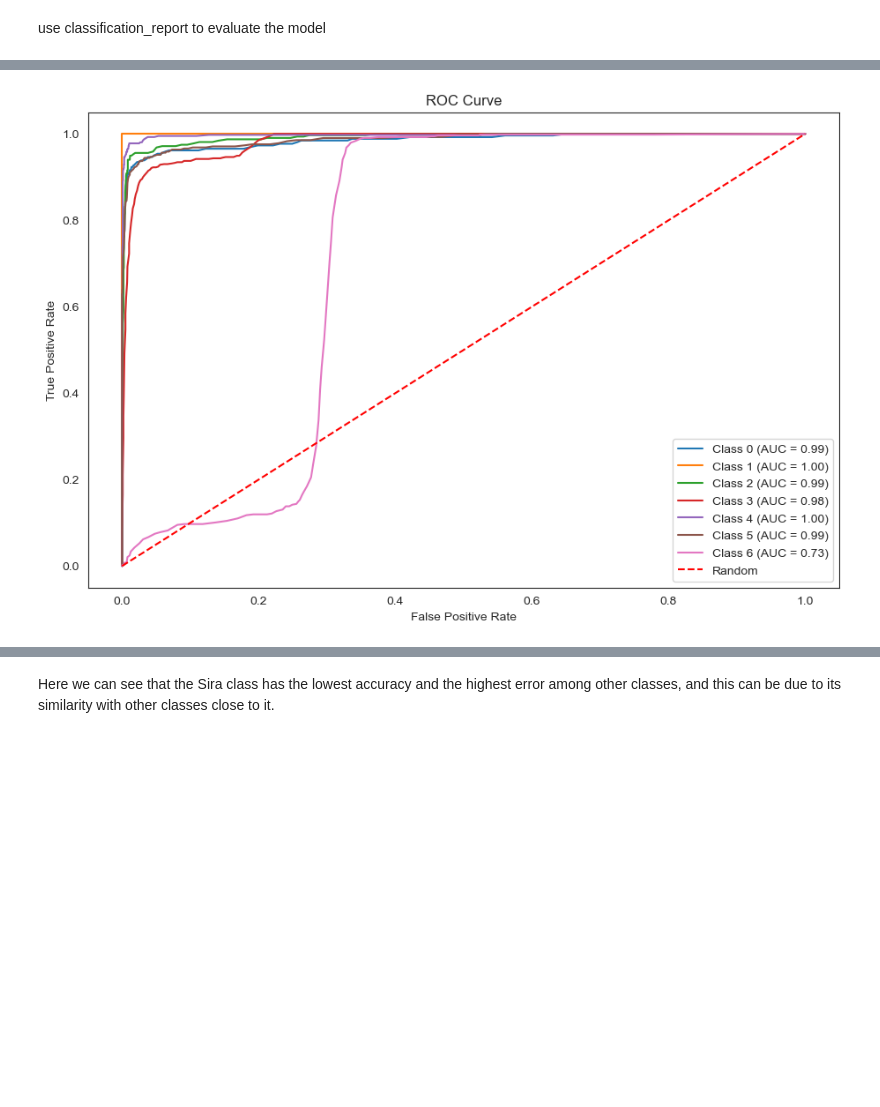
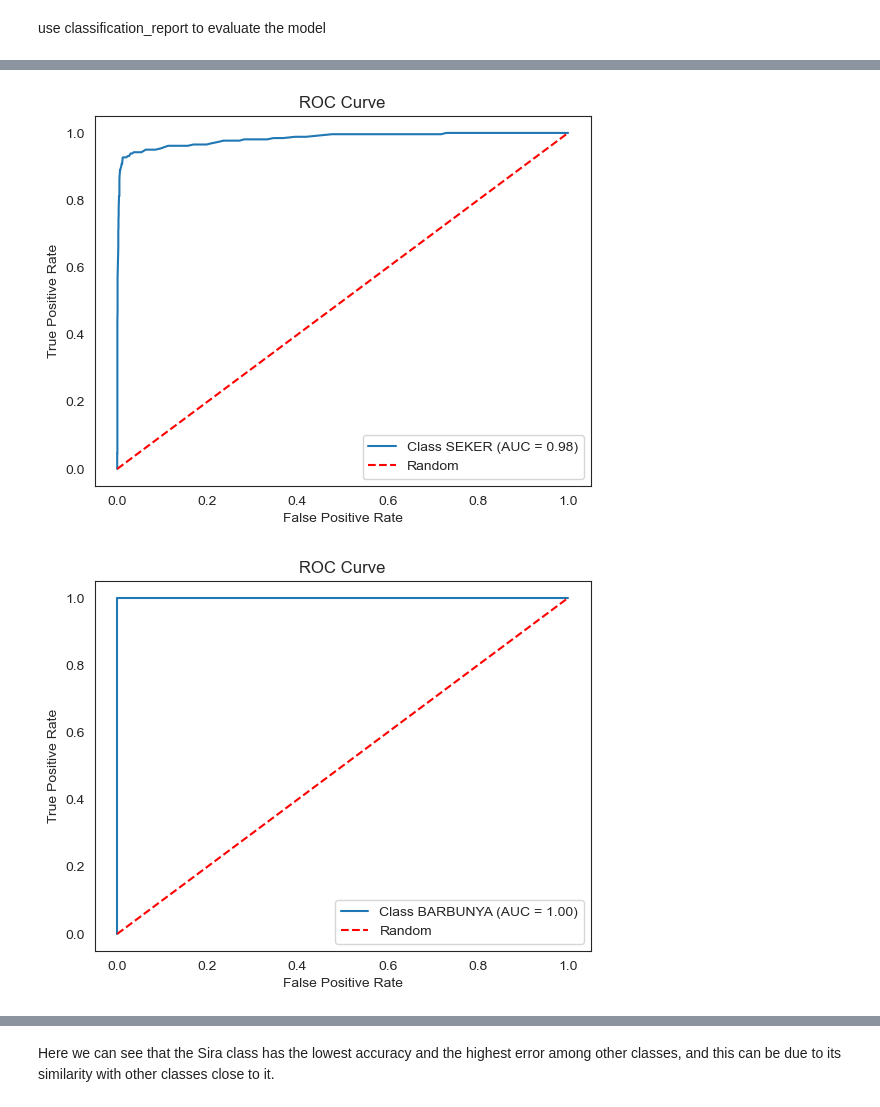
Before and after one commit to soheil-asgari/Dry-Bean-ML, a Jupyter notebook: main.ipynb, the cells around one changed output, grey strips where cells are left out. Saved outputs shown, nothing was run; the diff lists cells and outputs as text; code cells hidden in the pictures; blank space fills up the shorter version.

```diff
--- a/main.ipynb
+++ b/main.ipynb
@@ -618,46 +616,78 @@ yy_train = le.fit_transform(ytest)
+# %%
+dataset_ = pd.read_excel("./data/DryBeanDataset/Dry_Bean_Dataset.xlsx")
 # %%
 import warnings
+from sklearn.preprocessing import LabelEncoder
 
 
 warnings.filterwarnings("ignore", category=UserWarning)
+
+
+le = LabelEncoder()
+
+yy_train = le.fit_transform(ytest)
 
 
 gs_prob = model.predict_proba(xtest)
 
 
 fpr = {}
+
+
 tpr = {}
+
+
 roc_auc = {}
+
+
 num_classes = 7
 
+
 y_test_2d = np.zeros((len(yy_train), num_classes))
+
+
 y_test_2d[np.arange(len(yy_train)), yy_train] = 1
 
+
 for i in range(num_classes):
+
     fpr[i], tpr[i], _ = roc_curve(y_test_2d[:, i], gs_prob[:, i])
     roc_auc[i] = auc(fpr[i], tpr[i])
 
 
 all_fpr = np.unique(np.concatenate([fpr[i] for i in range(num_classes)]))
+
+
 mean_tpr = np.zeros_like(all_fpr)
+
+
 for i in range(num_classes):
+
     mean_tpr += np.interp(all_fpr, fpr[i], tpr[i])
+
+
 mean_tpr /= num_classes
 roc_auc["macro"] = auc(all_fpr, mean_tpr)
 
 
-plt.figure(figsize=(11, 7))
-for i in range(num_classes):
-    plt.plot(fpr[i], tpr[i], label=f"Class {i} (AUC = {roc_auc[i]:.2f})")
+class_ = list(dataset_["Class"].unique())
 
 
-plt.plot([0, 1], [0, 1], linestyle="--", color="r", label="Random")
+for i in range(num_classes):
 
+    plt.plot(fpr[i], tpr[i], label=f"Class {class_[i]} (AUC = {roc_auc[i]:.2f})")
 
-plt.xlabel("False Positive Rate")
-plt.ylabel("True Positive Rate")
-plt.title("ROC Curve")
-plt.legend()
-plt.show()
+    plt.plot([0, 1], [0, 1], linestyle="--", color="r", label="Random")
+
+    plt.xlabel("False Positive Rate")
+
+    plt.ylabel("True Positive Rate")
+
+    plt.title("ROC Curve")
+
+    plt.legend()
+
+    plt.show()
 # %% [output]
-[figure, old version]
+[figure, new version]
+[figure, added]
```
Also changed, not shown: parts of 19 cells of this notebook, 1 other file.
